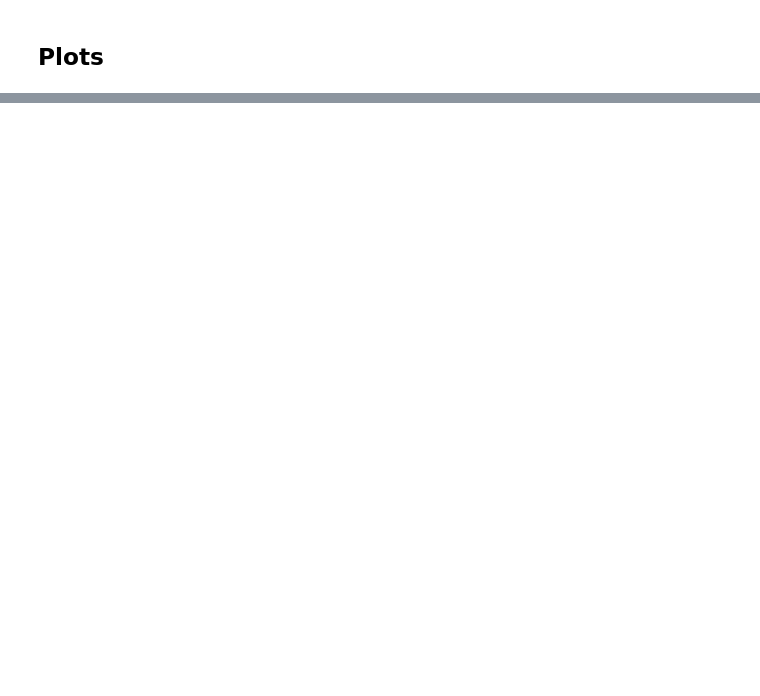
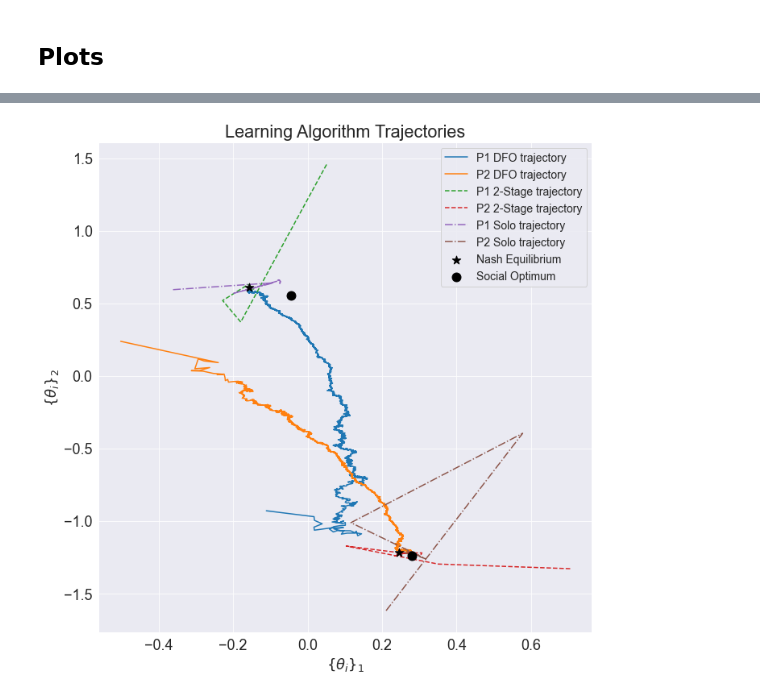
Before and after one commit to evanjfaulkner/DD-Games, a Jupyter notebook: Notebooks/dd_game_regression_sim.ipynb, the cells around one changed output, grey strips where cells are left out. Saved outputs shown, nothing was run; the diff lists cells and outputs as text; code cells hidden in the pictures; blank space fills up the shorter version.

```diff
--- a/Notebooks/dd_game_regression_sim.ipynb
+++ b/Notebooks/dd_game_regression_sim.ipynb
@@ -356 +276,63 @@ plt.show()
+# %%
+plt.figure(figsize=(10,10))
+plt.rcParams['font.size'] = 18
+plt.rcParams['axes.linewidth'] = 2
+
+theta_3 = np.array(player_three.theta_history)
+plt.plot(theta_3[:,0],theta_3[:,1],
+         label='P1 DFO trajectory')
+
+theta_4 = np.array(player_four.theta_history)
+plt.plot(theta_4[:,0],theta_4[:,1],
+        label='P2 DFO trajectory')
+
+x2 = theta_final_p1[:,0]
+y2 = theta_final_p1[:,1]
+plt.plot(x2,y2,
+         '--', label='P1 2-Stage trajectory', markersize=5)
+
+x3 = theta_final_p2[:,0]
+y3 = theta_final_p2[:,1]
+plt.plot(x3,y3,
+         '--', label='P2 2-Stage trajectory', markersize=5)
+
+x5 = theta_final_p5[:,0]
+y5 = theta_final_p5[:,1]
+plt.plot(x5,y5,
+         '-.', label='P1 Solo trajectory', markersize=5)
+
+x6 = theta_final_p6[:,0]
+y6 = theta_final_p6[:,1]
+plt.plot(x6,y6,
+         '-.', label='P2 Solo trajectory', markersize=5)
+
+x_nash_p1 = theta_PO_1[0]
+y_nash_p1 = theta_PO_1[1]
+plt.scatter(x_nash_p1, y_nash_p1,
+            label='Nash Equilibrium', marker='*', color='k', s=120, zorder=10)
+
+x_nash_p2 = theta_PO_2[0]
+y_nash_p2 = theta_PO_2[1]
+plt.scatter(x_nash_p2,y_nash_p2,
+            marker='*', color='k', s=120, zorder=10)
+
+x_so_p1 = theta_SO_1[0]
+y_so_p1 = theta_SO_1[1]
+plt.scatter(x_so_p1, y_so_p1,
+            label='Social Optimum', marker='o', color='k', s=120, zorder=10)
+
+x_so_p2 = theta_SO_2[0]
+y_so_p2 = theta_SO_2[1]
+plt.scatter(x_so_p2,y_so_p2,
+            marker='o', color='k', s=120, zorder=10)
+
+plt.legend(loc='best',fontsize=14)
+plt.title("Learning Algorithm Trajectories")
+plt.xlabel(r"$\{\theta_i\}_1$")
+plt.ylabel(r"$\{\theta_i\}_2$")
+plt.tight_layout()
+plt.savefig('../figures/DD_regression_trajectory.pdf', format='pdf')
+plt.show()
+# %% [output]
+[figure, added]
 # %%
```
Also changed, not shown: parts of 16 cells of this notebook, 10 other files.
